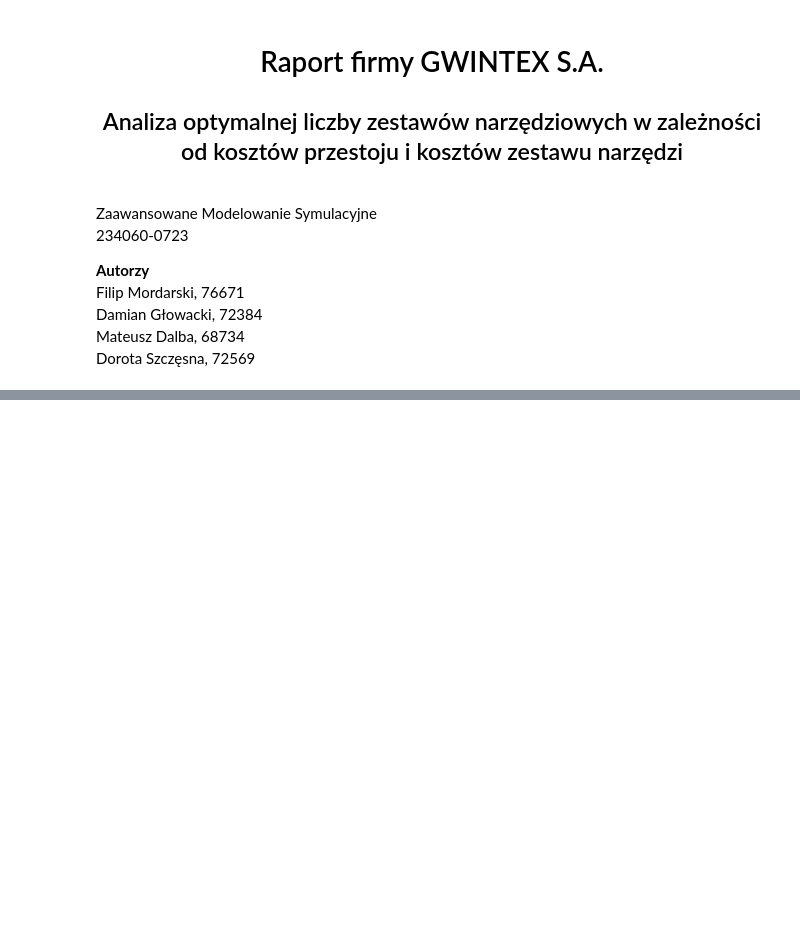
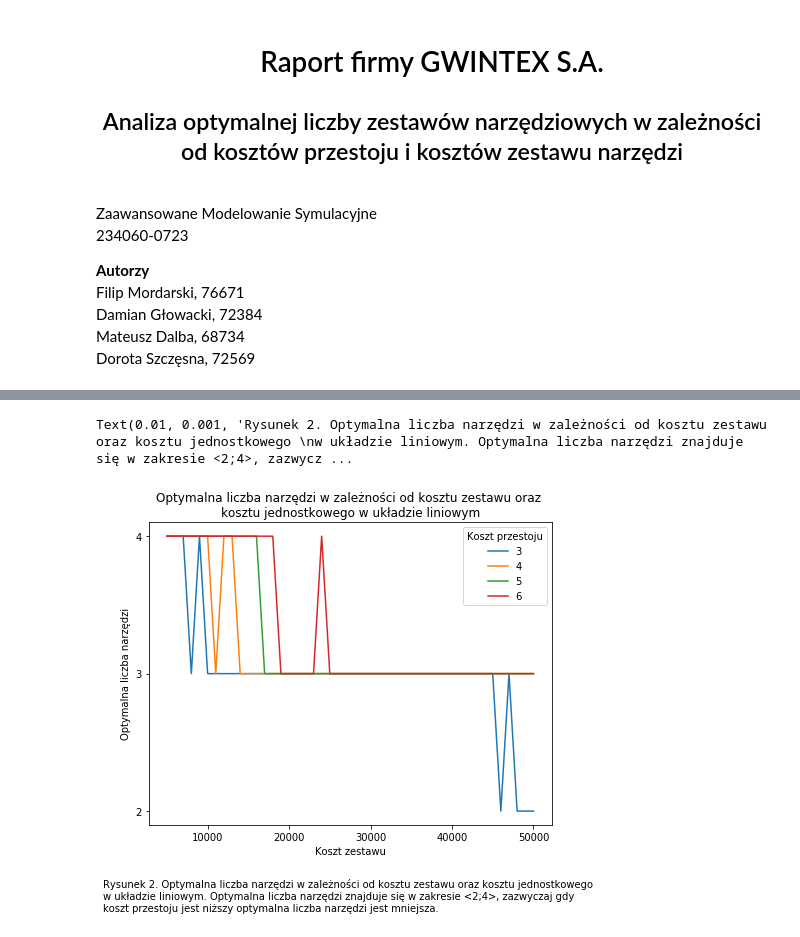
Before and after one commit to fmordarski/Gwintex, a Jupyter notebook: Raport_GWINTEX.ipynb, the cells around one changed output, grey strips where cells are left out. Saved outputs shown, nothing was run; the diff lists cells and outputs as text; code cells hidden in the pictures; blank space fills up the shorter version.

```diff
--- a/Raport_GWINTEX.ipynb
+++ b/Raport_GWINTEX.ipynb
@@ -259,0 +233,25 @@ sns.heatmap(df_pivot_l, cmap=cm.plasma_r)
+# %%
+dfs_grouped = {}
+for i in range(3, 7):
+    df = data[(data['Ustawienie']=='L') & (data['Koszt jedn.']==i)]
+    grouped = df.groupby(['Koszt zestawu'])['Calkowity koszt'].min().reset_index()
+    final = grouped.merge(df[['Calkowity koszt', "Liczba narzedzi"]],
+                          on='Calkowity koszt', how='left')
+    dfs_grouped[i] = final
+fig1 = plt.figure(figsize=(7, 6))
+ax1 = fig1.add_axes((0.1, 0.2, 0.8, 0.7))
+for i in range(3, 7):
+    ax1.plot(dfs_grouped[i]['Koszt zestawu'], dfs_grouped[i]['Liczba narzedzi'], label=i)
+ax1.legend(loc=1, title='Koszt przestoju')
+plt.ylabel('Optymalna liczba narzędzi')
+plt.xlabel('Koszt zestawu')
+plt.title('Optymalna liczba narzędzi w zależności od kosztu zestawu oraz \n'
+          'kosztu jednostkowego w układzie liniowym')
+plt.yticks([2, 3, 4])
+fig1.text(.01, .001,
+          "Rysunek 2. Optymalna liczba narzędzi w zależności od kosztu zestawu oraz kosztu jednostkowego \n"
+          "w układzie liniowym. Optymalna liczba narzędzi znajduje się w zakresie <2;4>, zazwyczaj gdy \n"
+          "koszt przestoju jest niższy optymalna liczba narzędzi jest mniejsza.")
+# %% [output]
+Text(0.01, 0.001, 'Rysunek 2. Optymalna liczba narzędzi w zależności od kosztu zestawu oraz kosztu jednostkowego \nw układzie liniowym. Optymalna liczba narzędzi znajduje się w zakresie <2;4>, zazwycz ...
+[figure, added]
```
Also changed, not shown: parts of 16 cells of this notebook, 1 other file.
